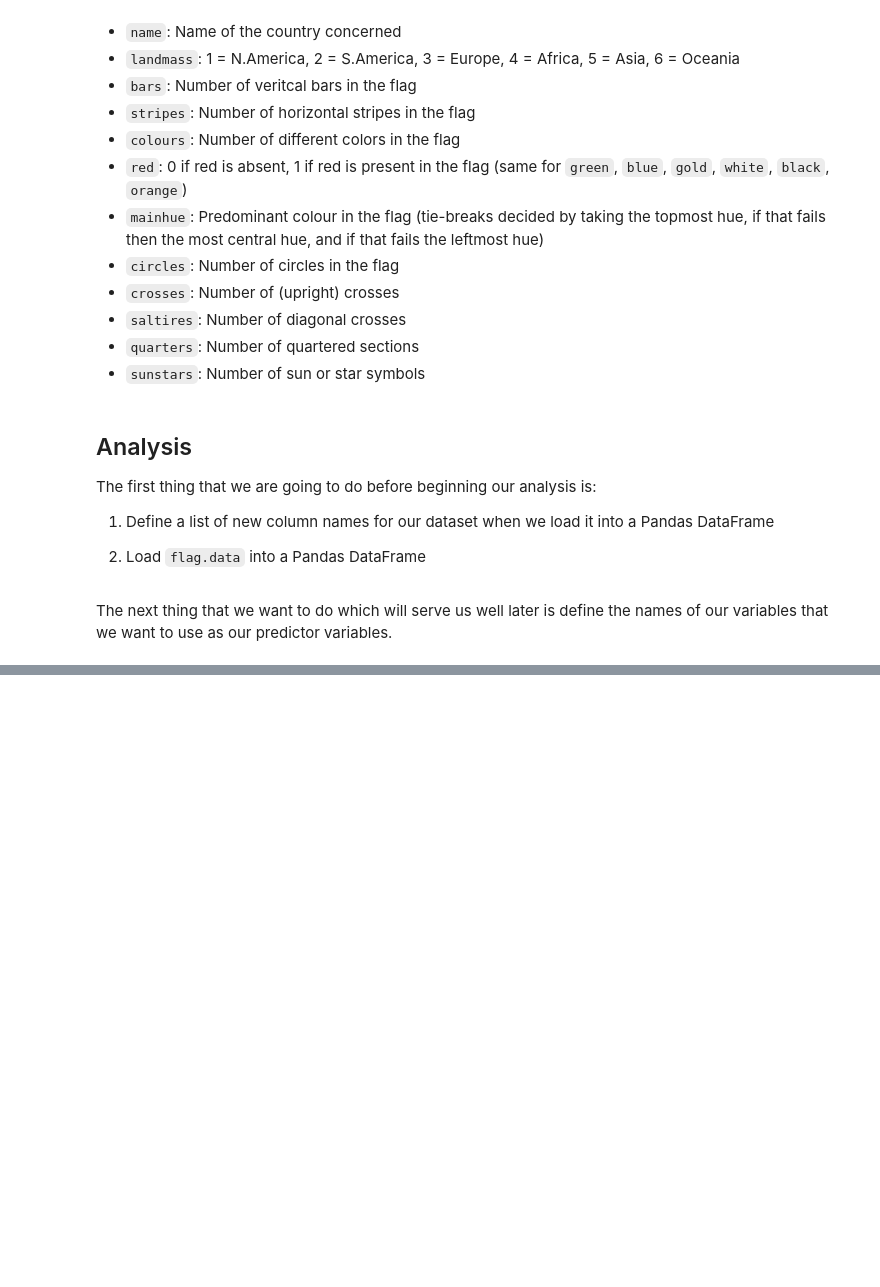
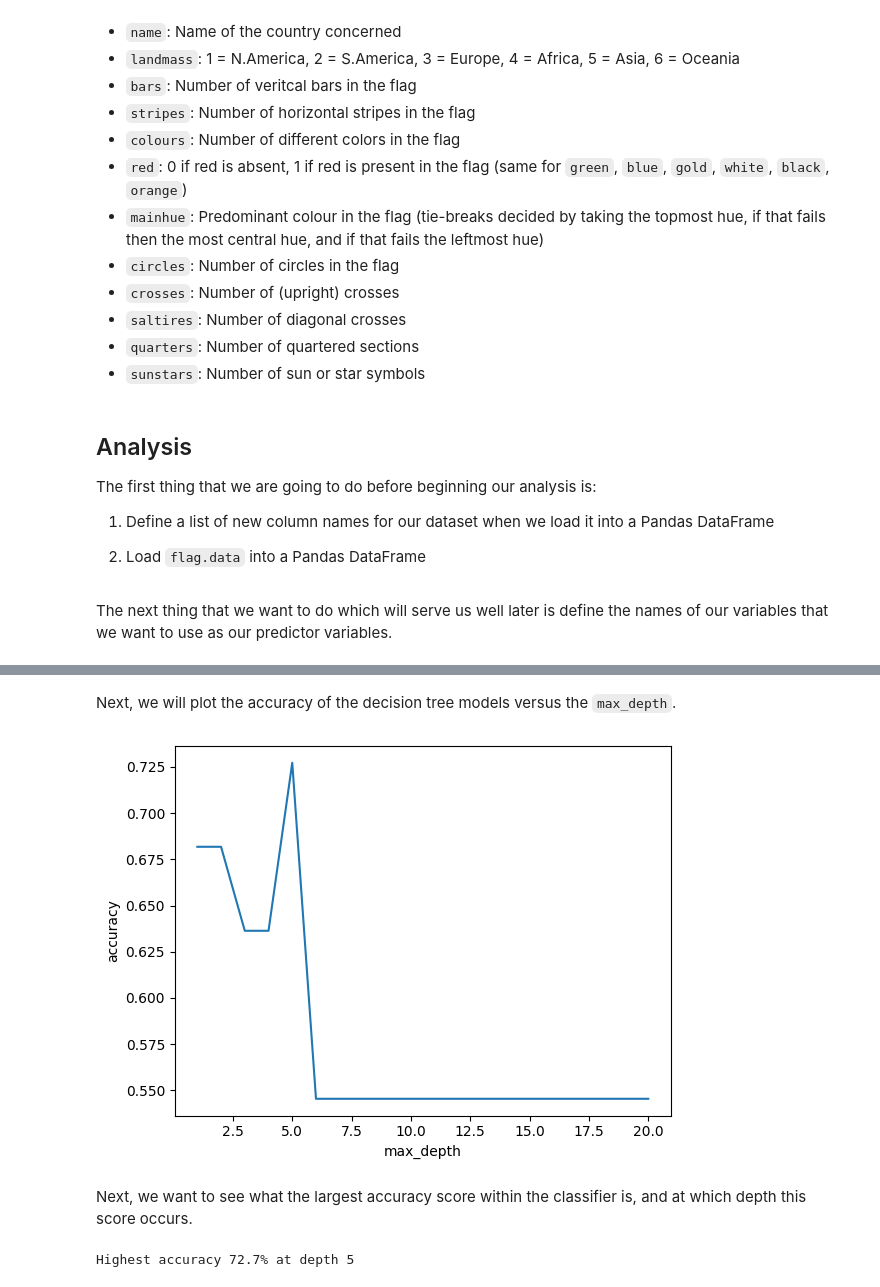
Before and after one commit to connorthomas9/Find_the_Flag, a Jupyter notebook: ftf_notebook.ipynb, the cells around one changed output, grey strips where cells are left out. Cells and saved outputs as stored; diff of their text form; code cells hidden in the pictures; blank space fills up the shorter version.

```diff
--- a/ftf_notebook.ipynb
+++ b/ftf_notebook.ipynb
@@ -73,0 +99,4 @@ var = ['red', 'green', 'blue', 'gold', 'white',
+# %%
+# Creating labels for only Europe and Oceania
+df_36 = df[df['landmass'].isin([3,6])]
+labels = df_36['landmass']
@@ -73,0 +131,3 @@ var = ['red', 'green', 'blue', 'gold', 'white',
+# %%
+# Creating dummy variables for categorical predictors
+data = pd.get_dummies(df_36[var])
@@ -73,0 +136,5 @@ var = ['red', 'green', 'blue', 'gold', 'white',
+# %%
+# Splitting data into our training and testing sets
+train_data, test_data, train_labels, test_labels = train_test_split(
+    data, labels, random_state=1, test_size=.4
+)
@@ -73,0 +149,32 @@ var = ['red', 'green', 'blue', 'gold', 'white',
+# %%
+# Fitting decision tree for max_depth values 1-20
+# Saving accuracy scores in acc_depth
+depths = range(1, 21)
+acc_depth = []
+for i in depths:
+    dt = DecisionTreeClassifier(random_state = 10,
+                                max_depth = i)
+    dt.fit(train_data, train_labels)
+    acc_depth.append(dt.score(test_data,
+                              test_labels))
+# %% [markdown]
+Next, we will plot the accuracy of the decision tree models versus the `max_depth`.
+# %%
+# Plotting accuracy vs depth
+plt.plot(depths, acc_depth)
+plt.xlabel('max_depth')
+plt.ylabel('accuracy')
+plt.show()
+# %% [output]
+[figure, added]
+# %% [markdown]
+Next, we want to see what the largest accuracy score within the classifier is, and at which depth this score occurs.
+# %%
+# Finding the largest accuracy score and its corresponding depth
+max_acc = np.max(acc_depth)
+best_depth = depths[np.argmax(acc_depth)]
+
+# Displaying the results
+print(f"Highest accuracy {round(max_acc,3)*100}% at depth {best_depth}")
+# %% [output]
+Highest accuracy 72.7% at depth 5
```
Also changed, not shown: parts of 20 cells of this notebook.
